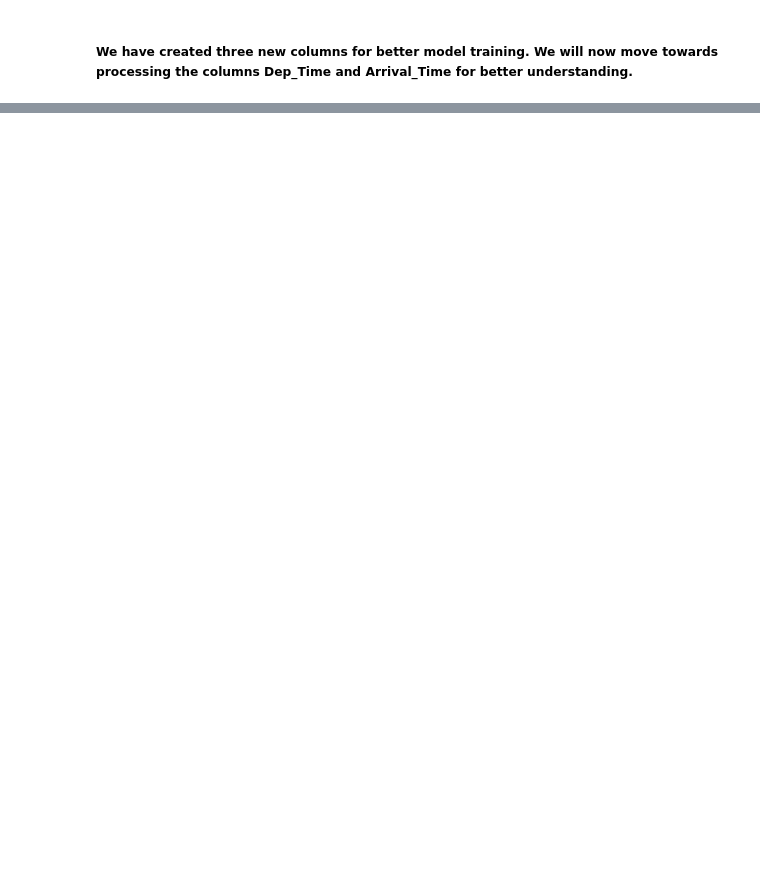
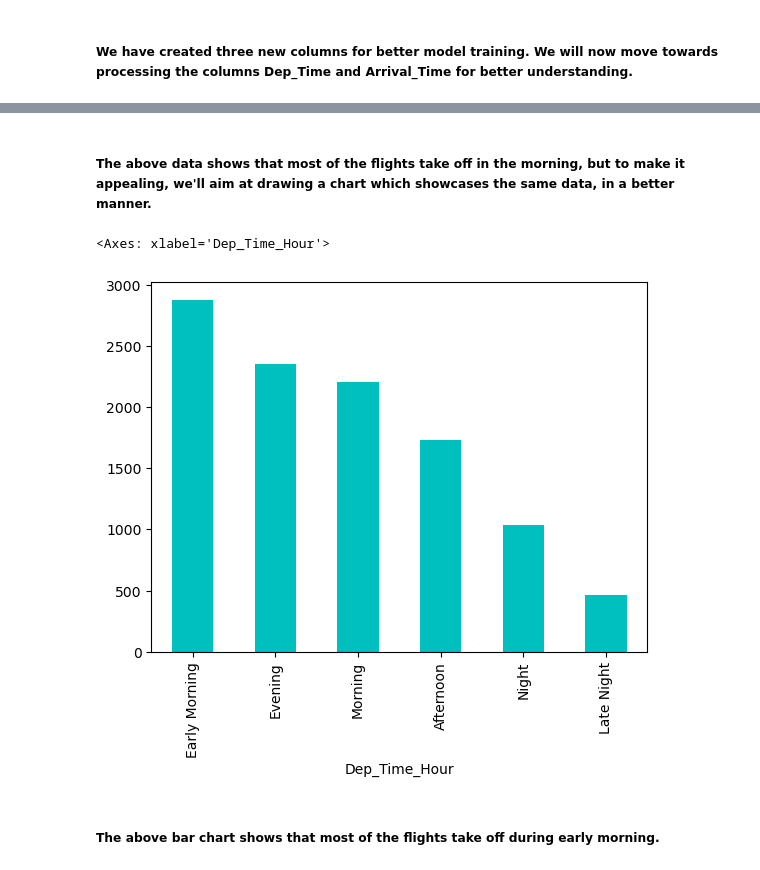
Before and after one commit to vanitiwari/Flight_Price_Prediction, a Jupyter notebook: Flight price prediction model.ipynb, the cells around one changed output, grey strips where cells are left out. Saved outputs shown, nothing was run; the diff lists cells and outputs as text; code cells hidden in the pictures; blank space fills up the shorter version.

Commit message:
Cleaned data, processed Dep_Time, Arrival_Time and Duration  columns for attributes, and analyzed flight take off time data with Plotly

```diff
--- a/Flight price prediction model.ipynb
+++ b/Flight price prediction model.ipynb
@@ -213,0 +251,3 @@ data.head(3)
+# %%
+cols_to_drop = ['Arrival_Time','Dep_Time']
+data.drop(cols_to_drop , axis = 1, inplace = True)
@@ -213,0 +284,24 @@ data.head(3)
+# %% [markdown]
+##### The above data shows that most of the flights take off in the morning, but to make it appealing, we'll aim at drawing a chart which showcases the same data, in a better manner. #####
+# %%
+# We are writing a function to determine the time of day (morning, evening, night, etc)
+def flight_dep_time(x):
+    if (x>4) and (x<=8):
+        return "Early Morning"
+    elif (x>8) and (x<=12):
+        return "Morning"
+    elif (x>12) and (x<=16):
+        return "Afternoon"
+    elif (x>16) and (x<=20):
+        return "Evening"
+    elif (x>20) and (x<=24):
+        return "Night"
+    else:
+        return "Late Night"
+# %%
+data['Dep_Time_Hour'].apply(flight_dep_time).value_counts().plot(kind='bar', color='c')
+# %% [output]
+<Axes: xlabel='Dep_Time_Hour'>
+[figure, added]
+# %% [markdown]
+##### The above bar chart shows that most of the flights take off during early morning. #####
```
Also changed, not shown: parts of 23 cells of this notebook.
